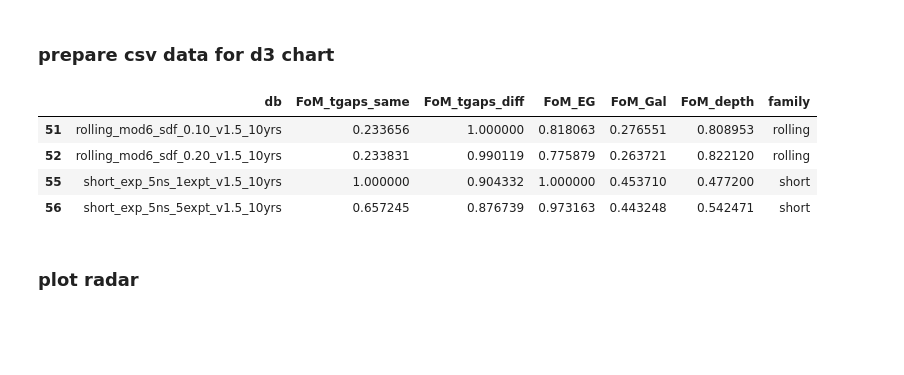
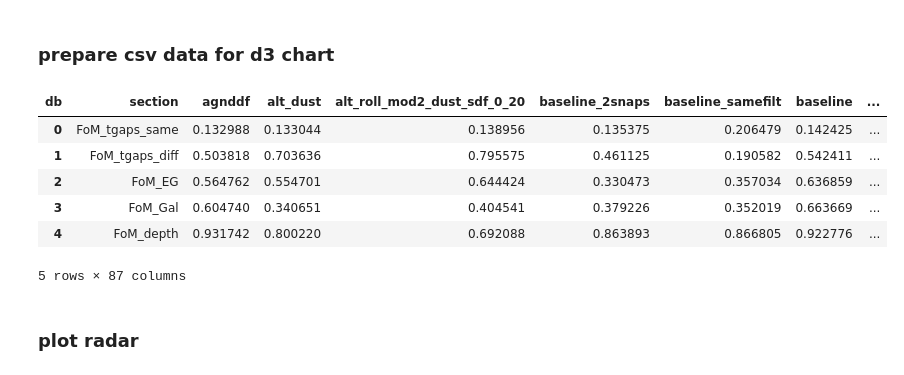
Before and after one commit to fedhere/LSSTunknowns, a Jupyter notebook: tdAnom/plot_radar_parallel.ipynb, the cells around one changed output. Drawn from its saved outputs; the diff is of its cells as text; code cells hidden in the pictures; blank space fills up the shorter version.

Commit message:
add radar data

```diff
--- a/tdAnom/plot_radar_parallel.ipynb
+++ b/tdAnom/plot_radar_parallel.ipynb
@@ -126,13 +137,4 @@ df_radar['family'] = df_radar.apply(get_family, axis=1)
 # %%
-df_radar = pd.read_csv('./data_v1_5/df_radar_all.csv')
+df_radar = pd.read_csv('./data_v1_5/df_radar_wfd.csv')
+
+df_radar = df_radar.drop('family', axis=1)
-# %%
-def replace_dot(df):
-    """replace . in dbname by _ for d3js"""
-    dbname = df['db'].replace("_v1.5_10yrs", "").replace("v1.5_10yrs", "").replace(".", "_")
-    return dbname
-
-def get_df_radar_d3js(df_radar):
-
-    df_radar['db'] = df_radar.apply(replace_dot, axis=1)
-
-    return df_radar
@@ -143,16 +141,16 @@ df_radar = df_radar.drop('family', axis=1)
-# %%
-# prepare data for d3js
-# transpose, remove family, replace dot in 'db' to _,
-#df_radar.set_index('db').T.to_csv("data_v1_5/df_radar_all_t.csv")
-df_radar.set_index('db').T.reset_index().rename(columns={'index':'section'}).to_csv("data_v1_5/df_radar_all_t.csv", index=False)
-# %%
-df_radar.sort_values(by=['FoM_tgaps_diff'], ascending=False)[:4]
-# %% [output]
-|  | db | FoM_tgaps_same | FoM_tgaps_diff | FoM_EG | FoM_Gal | FoM_depth | family |
-| 51 | rolling_mod6_sdf_0.10_v1.5_10yrs | 0.233656 | 1.000000 | 0.818063 | 0.276551 | 0.808953 | rolling |
-| 52 | rolling_mod6_sdf_0.20_v1.5_10yrs | 0.233831 | 0.990119 | 0.775879 | 0.263721 | 0.822120 | rolling |
-| 55 | short_exp_5ns_1expt_v1.5_10yrs | 1.000000 | 0.904332 | 1.000000 | 0.453710 | 0.477200 | short |
-| 56 | short_exp_5ns_5expt_v1.5_10yrs | 0.657245 | 0.876739 | 0.973163 | 0.443248 | 0.542471 | short |
+# %%
+df_radar_t = get_df_radar_d3js(df_radar)
+df_radar_t.to_csv("data_v1_5/df_radar_wfd_t.csv", index=False)
+# %%
+df_radar_t
+# %% [output]
+| db | section | agnddf | alt_dust | alt_roll_mod2_dust_sdf_0_20 | baseline_2snaps | baseline_samefilt | baseline | ... |
+| 0 | FoM_tgaps_same | 0.132988 | 0.133044 | 0.138956 | 0.135375 | 0.206479 | 0.142425 | ... |
+| 1 | FoM_tgaps_diff | 0.503818 | 0.703636 | 0.795575 | 0.461125 | 0.190582 | 0.542411 | ... |
+| 2 | FoM_EG | 0.564762 | 0.554701 | 0.644424 | 0.330473 | 0.357034 | 0.636859 | ... |
+| 3 | FoM_Gal | 0.604740 | 0.340651 | 0.404541 | 0.379226 | 0.352019 | 0.663669 | ... |
+| 4 | FoM_depth | 0.931742 | 0.800220 | 0.692088 | 0.863893 | 0.866805 | 0.922776 | ... |
+5 rows × 87 columns
 # %% [markdown]
 ### plot radar
 # %%
```
Also changed, not shown: parts of 3 cells of this notebook, 1 other file.
